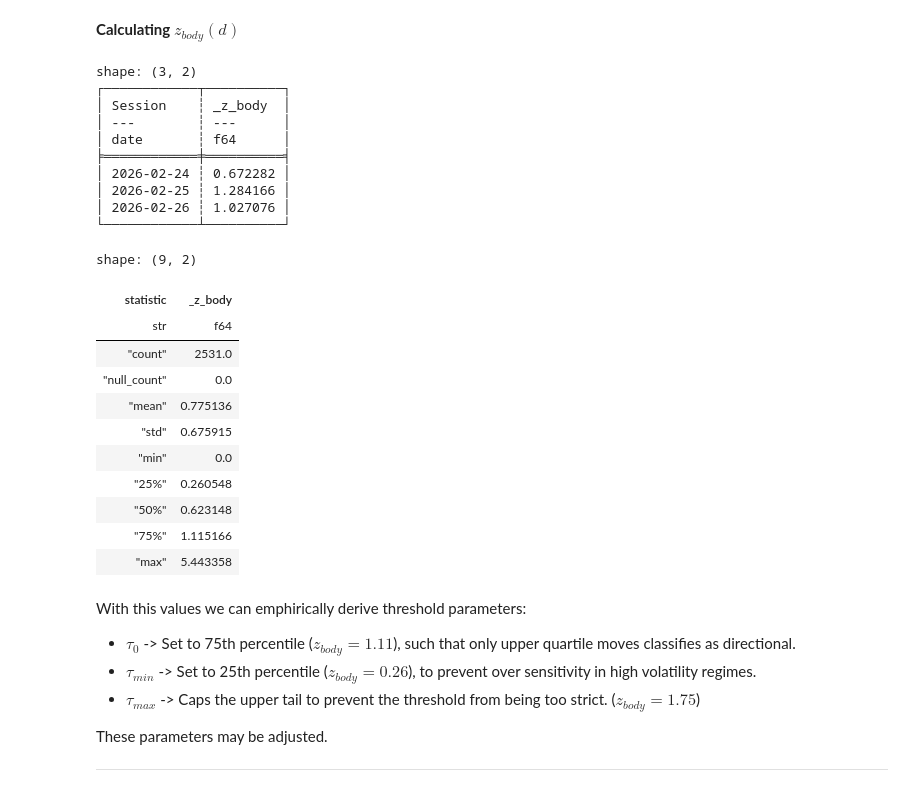
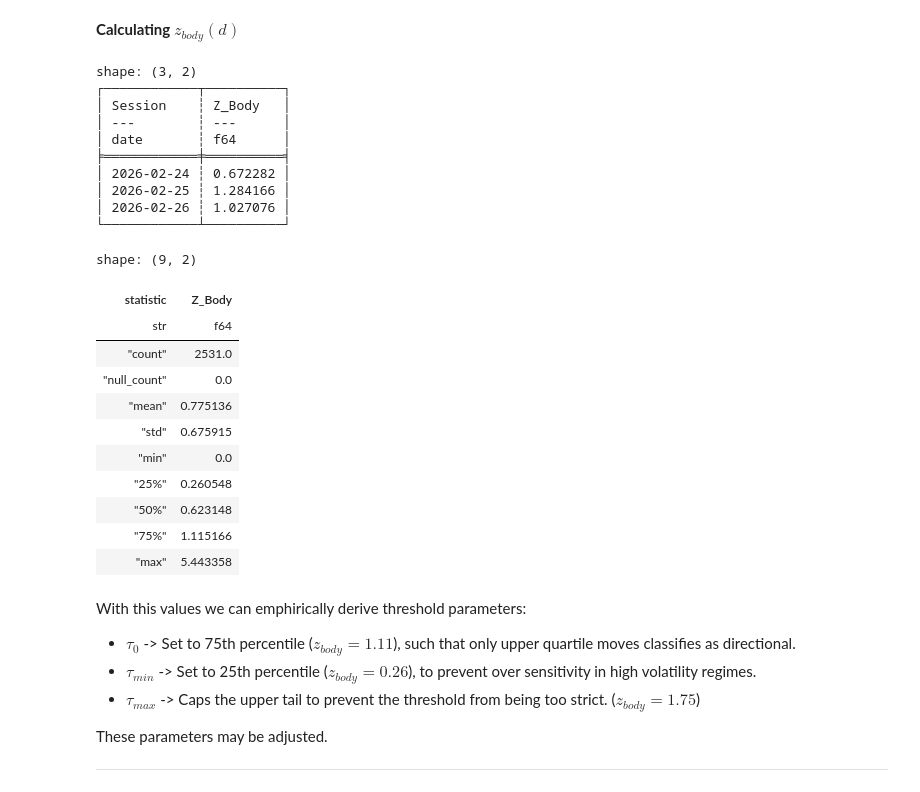
Before and after one commit to KevinTheDuck/ohlc-excursion-model, a Jupyter notebook: notebooks/03_feature_engineering.ipynb, the cells around one changed output. Saved outputs shown, nothing was run; the diff lists cells and outputs as text; code cells hidden in the pictures.

```diff
--- a/notebooks/03_feature_engineering.ipynb
+++ b/notebooks/03_feature_engineering.ipynb
@@ -240,13 +241,13 @@ Neutral here means day represents low volatility days
 **Calculating $z_{body}(d)$**
 # %%
 directions = features.with_columns(
-    ((pl.col("C_New York") / pl.col("O_Ref")).log().abs() / pl.col("Sigma_Historical")).alias("_z_body")
+    ((pl.col("C_New York") / pl.col("O_Ref")).log().abs() / pl.col("Sigma_Historical")).alias("Z_Body")
 )
-print(directions.select(["Session", "_z_body"]).drop_nulls().tail(3))
+print(directions.select(["Session", "Z_Body"]).drop_nulls().tail(3))
 # %% [output]
 shape: (3, 2)
 ┌────────────┬──────────┐
-│ Session    ┆ _z_body  │
+│ Session    ┆ Z_Body   │
 │ ---        ┆ ---      │
 │ date       ┆ f64      │
 ╞════════════╪══════════╡
@@ -256,14 +257,14 @@ shape: (3, 2)
 └────────────┴──────────┘
 # %%
 directions_clean = directions.filter(
-    pl.col("_z_body").is_finite() &
-    pl.col("_z_body").is_not_null() &
+    pl.col("Z_Body").is_finite() &
+    pl.col("Z_Body").is_not_null() &
     pl.col("Sigma_Historical").is_not_null()
 )
-directions_clean.select(pl.col("_z_body")).describe()
+directions_clean.select(pl.col("Z_Body")).describe()
 # %% [output]
 shape: (9, 2)
-| statistic | _z_body |
+| statistic | Z_Body |
 | str | f64 |
 | "count" | 2531.0 |
 | "null_count" | 0.0 |
```
Also changed, not shown: parts of 29 cells of this notebook, 3 other files.
